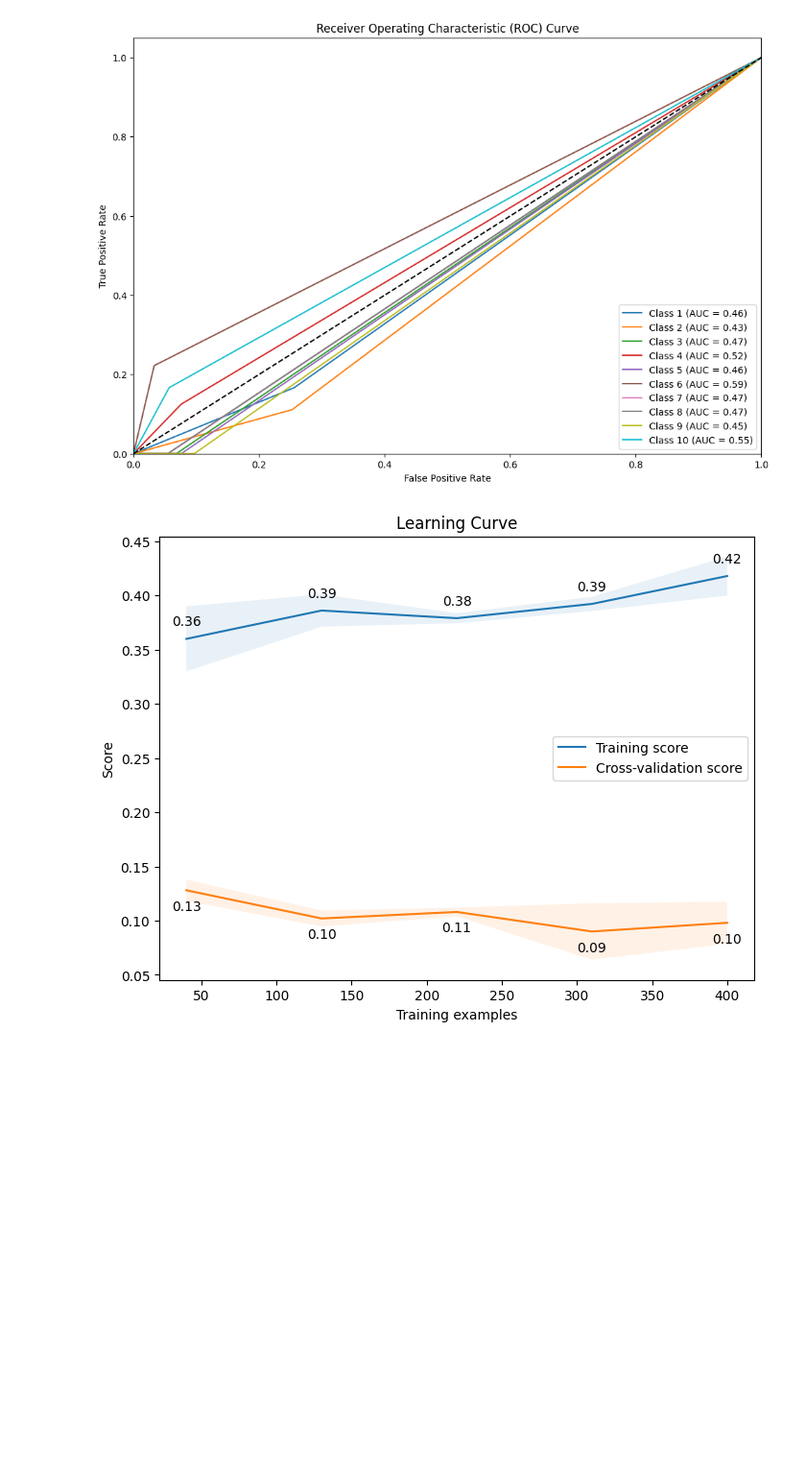
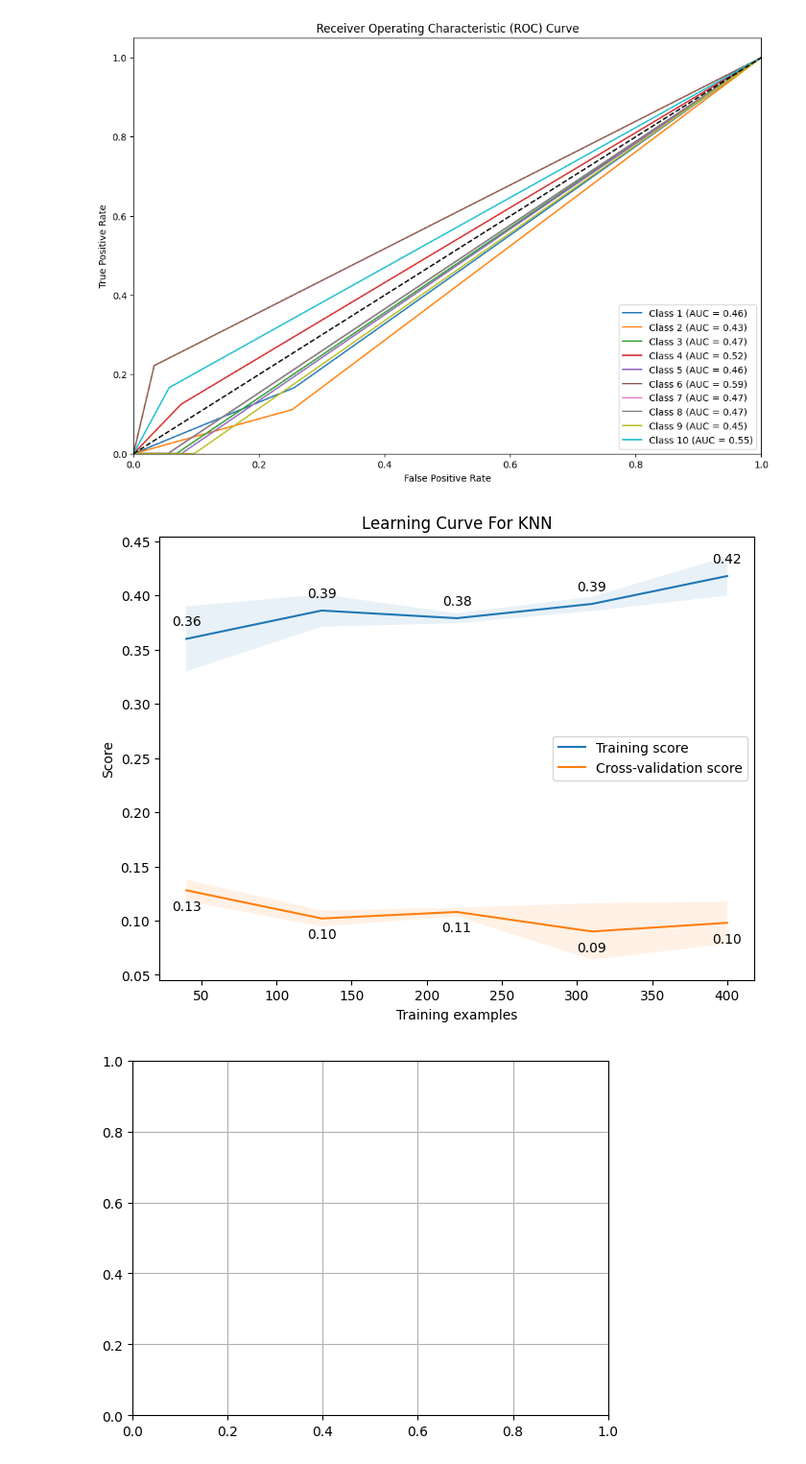
Before and after one commit to J0hun1/AI_CaseStudy_01, a Jupyter notebook: notebooks/KNN.ipynb, the cells around one changed output. Shown at 96% size. Saved outputs shown, nothing was run; the diff lists cells and outputs as text; code cells hidden in the pictures; blank space fills up the shorter version.

```diff
--- a/notebooks/KNN.ipynb
+++ b/notebooks/KNN.ipynb
@@ -148,31 +148,33 @@ plt.show()
 # %%
 from sklearn.model_selection import learning_curve
 
 # Compute learning curve
 train_sizes, train_scores, test_scores = learning_curve(knn, X, y, cv=5, scoring='accuracy', n_jobs=-1)
 
 # Calculate mean and standard deviation
 train_scores_mean = train_scores.mean(axis=1)
 train_scores_std = train_scores.std(axis=1)
 test_scores_mean = test_scores.mean(axis=1)
 test_scores_std = test_scores.std(axis=1)
 
 # Plot learning curve
 plt.figure(figsize=(8, 6))
 plt.plot(train_sizes, train_scores_mean, label='Training score')
 plt.plot(train_sizes, test_scores_mean, label='Cross-validation score')
 plt.fill_between(train_sizes, train_scores_mean - train_scores_std, train_scores_mean + train_scores_std, alpha=0.1)
 plt.fill_between(train_sizes, test_scores_mean - test_scores_std, test_scores_mean + test_scores_std, alpha=0.1)
 
 # Annotate the points with their values
 for i in range(len(train_sizes)):
     plt.annotate(f'{train_scores_mean[i]:.2f}', (train_sizes[i], train_scores_mean[i]), textcoords="offset points", xytext=(0,10), ha='center')
     plt.annotate(f'{test_scores_mean[i]:.2f}', (train_sizes[i], test_scores_mean[i]), textcoords="offset points", xytext=(0,-15), ha='center')
 
 plt.xlabel('Training examples')
 plt.ylabel('Score')
-plt.title('Learning Curve')
+plt.title('Learning Curve For KNN')
 plt.legend(loc='best')
 plt.show()
+plt.grid()
 # %% [output]
-[figure, old version]
+[figure, new version]
+[figure, added]
```
Also changed, not shown: 1 other file.
